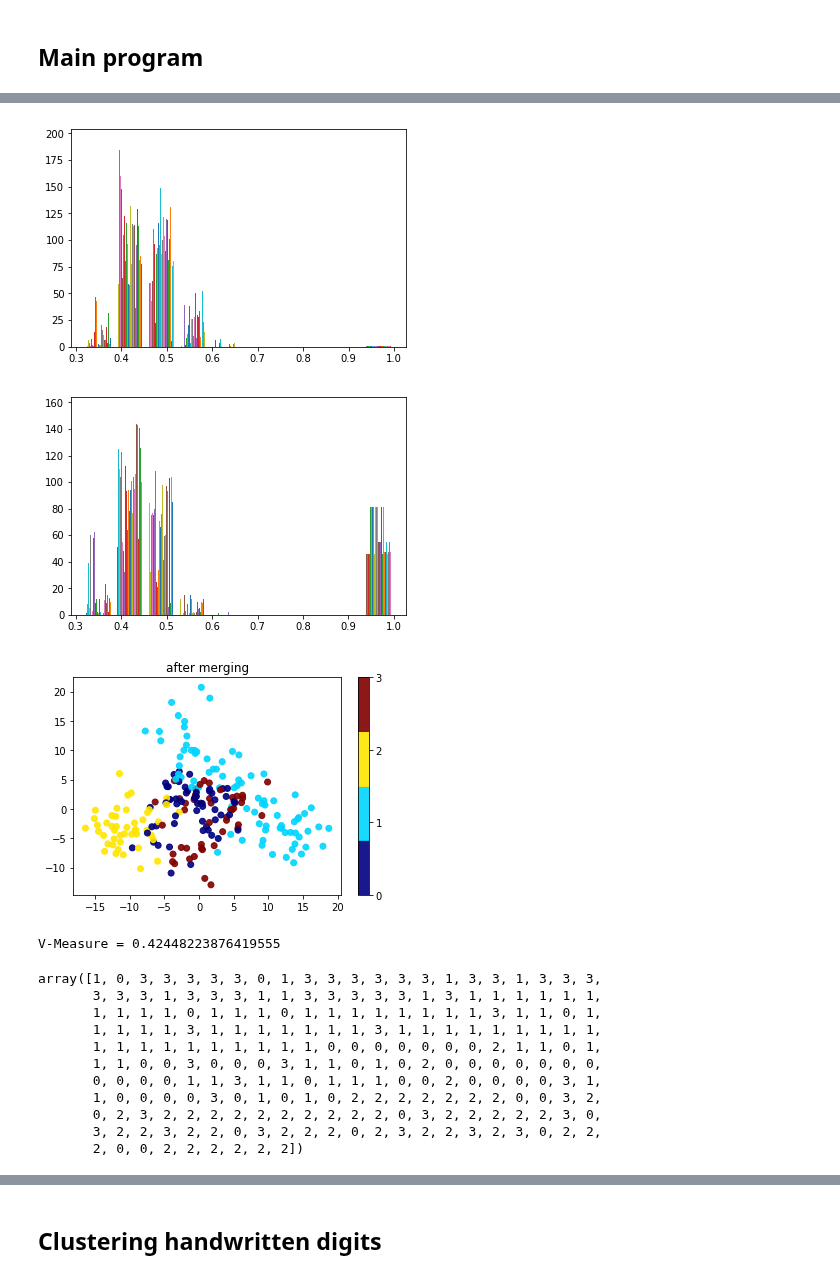
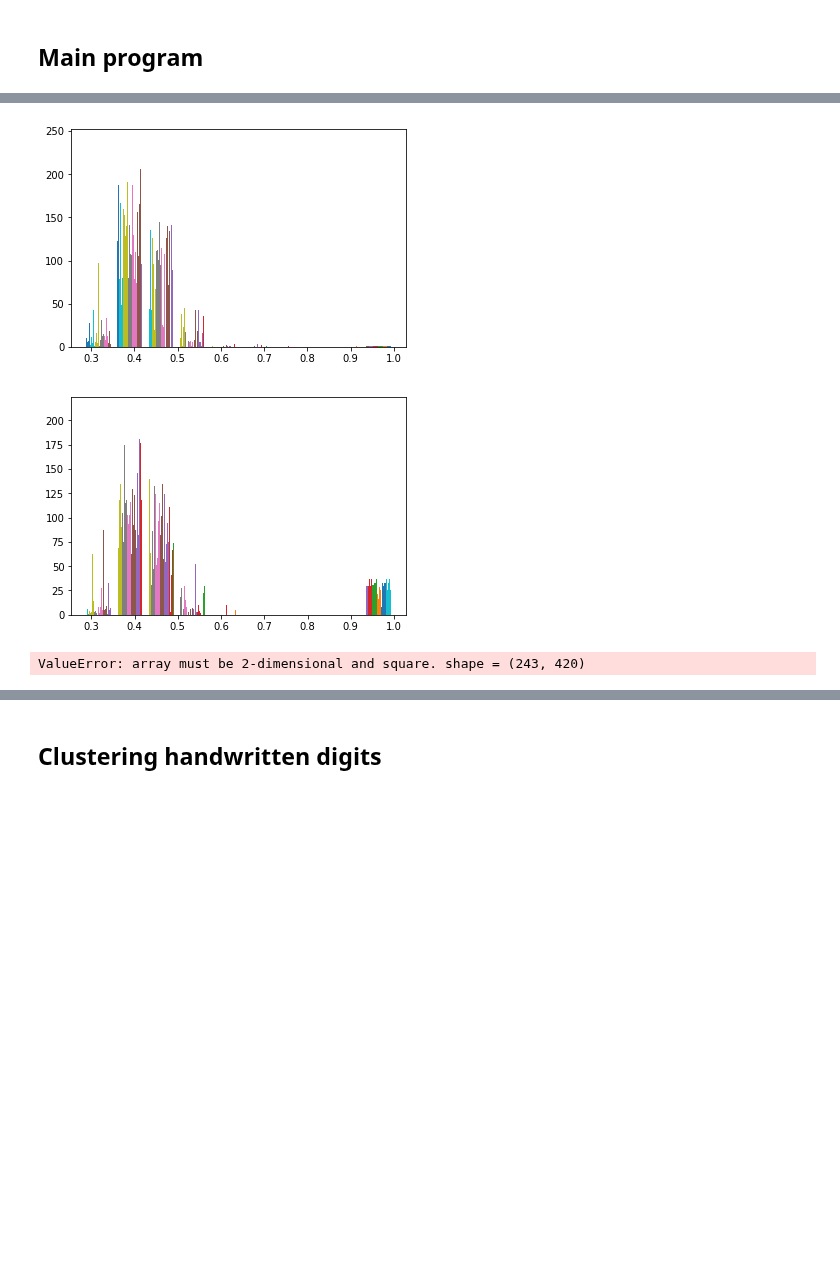
Before and after one commit to patricsteiner/image_clustering, a Jupyter notebook: intelligent_image_clustering.ipynb, the cells around one changed output, grey strips where cells are left out. Saved outputs shown, nothing was run; the diff lists cells and outputs as text; code cells hidden in the pictures; blank space fills up the shorter version.

```diff
--- a/intelligent_image_clustering.ipynb
+++ b/intelligent_image_clustering.ipynb
@@ -37,7 +37,7 @@ def evaluate(X, y, predicted, n_clusters, name):
     plt.scatter(X_reduced[:, 0], X_reduced[:, 1], c=predicted, cmap=cmap, alpha=.9)
     plt.colorbar(ticks=range(n_clusters))
     plt.show()
-    vmeasure = metrics.v_measure_score(y, predicted_clusters);
+    vmeasure = metrics.v_measure_score(y, predicted);
     print(f'V-Measure = {vmeasure}')
 
 def store_clusters(base_dir, images, clusters, clear_directory=False):
@@ -193,6 +209,6 @@ plt.show()
 # %%
 # cluster the images
-n_clusters = 5
+n_clusters = 12
 
 p_kmeans = KMeans(n_clusters=n_clusters, random_state=0).fit_predict(X)
 p_spectral_nn = SpectralClustering(n_clusters=n_clusters, affinity="nearest_neighbors").fit_predict(X)
@@ -200,7 +216,4 @@ p_spectral_sim = SpectralClustering(n_clusters=n_clusters, affinity="precomputed
 
 for name, predicted_clusters in {'kmeans': p_kmeans, 'spectral nn': p_spectral_nn, 'spectral similarity': p_spectral_sim}.items():
     evaluate(X, y, predicted_clusters, n_clusters, name)
-
-
-#store_clusters('c:/clustering/result/', images, clusters, clear_directory=True)
 # %% [output]
@@ -244,29 +262,17 @@ def split(similarityMatrix, clusters, c):
 # %%
 plt.hist(similarityMatrix)
 plt.show()
-similarityMatrix, clusters = merge(similarityMatrix, p_spectral_sim, 1, 3)
+similarityMatrix, clusters = merge(similarityMatrix, p_spectral_sim, 6, 8)
 plt.hist(similarityMatrix)
 plt.show()
 
-n_clusters = 4
-predicted_clusters = SpectralClustering(n_clusters=n_clusters, affinity="precomputed").fit_predict(similarityMatrix)
+n_clusters = 11
+predicted_clusters = SpectralClustering(n_clusters=n_clusters, affinity="precomputed").fit_predict(itml.transform(X))
 evaluate(X, y, predicted_clusters, n_clusters, "after merging")
 # %% [output]
-[figure, old version]
+[figure, new version]
-[figure, old version]
+[figure, new version]
-[figure, removed]
-V-Measure = 0.42448223876419555
+ValueError: array must be 2-dimensional and square. shape = (243, 420)
-array([1, 0, 3, 3, 3, 3, 3, 0, 1, 3, 3, 3, 3, 3, 3, 1, 3, 3, 1, 3, 3, 3,
-       3, 3, 3, 1, 3, 3, 3, 1, 1, 3, 3, 3, 3, 3, 1, 3, 1, 1, 1, 1, 1, 1,
-       1, 1, 1, 1, 0, 1, 1, 1, 0, 1, 1, 1, 1, 1, 1, 1, 1, 3, 1, 1, 0, 1,
-       1, 1, 1, 1, 3, 1, 1, 1, 1, 1, 1, 1, 3, 1, 1, 1, 1, 1, 1, 1, 1, 1,
-       1, 1, 1, 1, 1, 1, 1, 1, 1, 1, 0, 0, 0, 0, 0, 0, 0, 2, 1, 1, 0, 1,
-       1, 1, 0, 0, 3, 0, 0, 0, 3, 1, 1, 0, 1, 0, 2, 0, 0, 0, 0, 0, 0, 0,
-       0, 0, 0, 0, 1, 1, 3, 1, 1, 0, 1, 1, 1, 0, 0, 2, 0, 0, 0, 0, 3, 1,
-       1, 0, 0, 0, 0, 3, 0, 1, 0, 1, 0, 2, 2, 2, 2, 2, 2, 2, 0, 0, 3, 2,
-       0, 2, 3, 2, 2, 2, 2, 2, 2, 2, 2, 2, 2, 0, 3, 2, 2, 2, 2, 2, 3, 0,
-       3, 2, 2, 3, 2, 2, 0, 3, 2, 2, 2, 0, 2, 3, 2, 2, 3, 2, 3, 0, 2, 2,
-       2, 0, 0, 2, 2, 2, 2, 2, 2])
 # %%
 plt.hist(similarityMatrix)
 plt.show()
```
Also changed, not shown: parts of 13 cells of this notebook.
